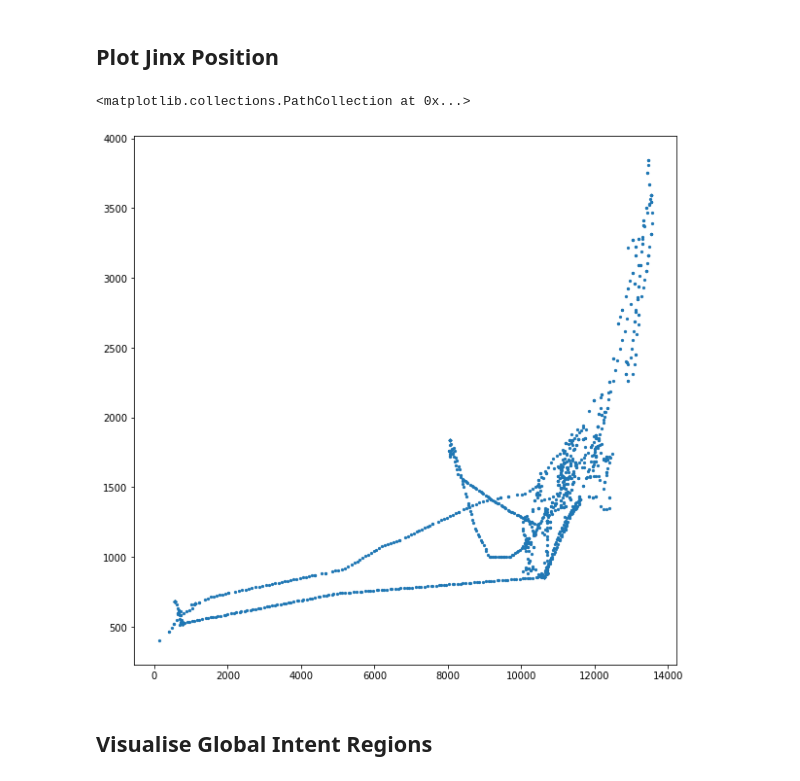
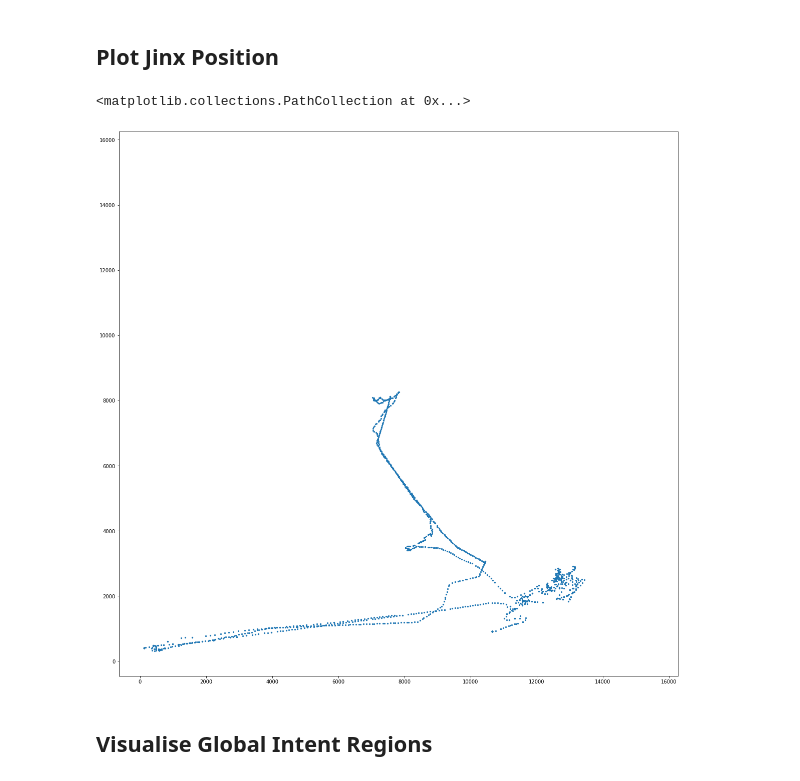
Before and after one commit to MiscellaneousStuff/tlol-ml, a Jupyter notebook: main.ipynb, the cells around one changed output. Saved outputs shown, nothing was run; the diff lists cells and outputs as text; code cells hidden in the pictures.

```diff
--- a/main.ipynb
+++ b/main.ipynb
@@ -9,22 +9,23 @@ dataset = TLoLReplayDataset("./full_db")
 ## Plot Jinx Position
 # %%
 import matplotlib.pyplot as plt
-plt.rcParams["figure.figsize"] = (10,10)
-example = dataset[10]
+plt.rcParams["figure.figsize"] = (20,20)
+example = dataset[240]
 
 champs   = example["champs"]
 minions  = example["minions"]
 turrets  = example["turrets"]
 jungle   = example["jungle"]
 others   = example["others"]
 missiles = example["missiles"]
 
 champ_pos_x = champs.iloc[:, 7]
 champ_pos_y = champs.iloc[:, 9]
 plt.scatter(champ_pos_x, champ_pos_y, s=5)
+plt.scatter(15_500, 15_500, c="white")
 # %% [output]
 <matplotlib.collections.PathCollection at 0x...>
-[figure, old version]
+[figure, new version]
 # %% [markdown]
 ## Visualise Global Intent Regions
 # %%
```
Also changed, not shown: parts of 16 cells of this notebook.
